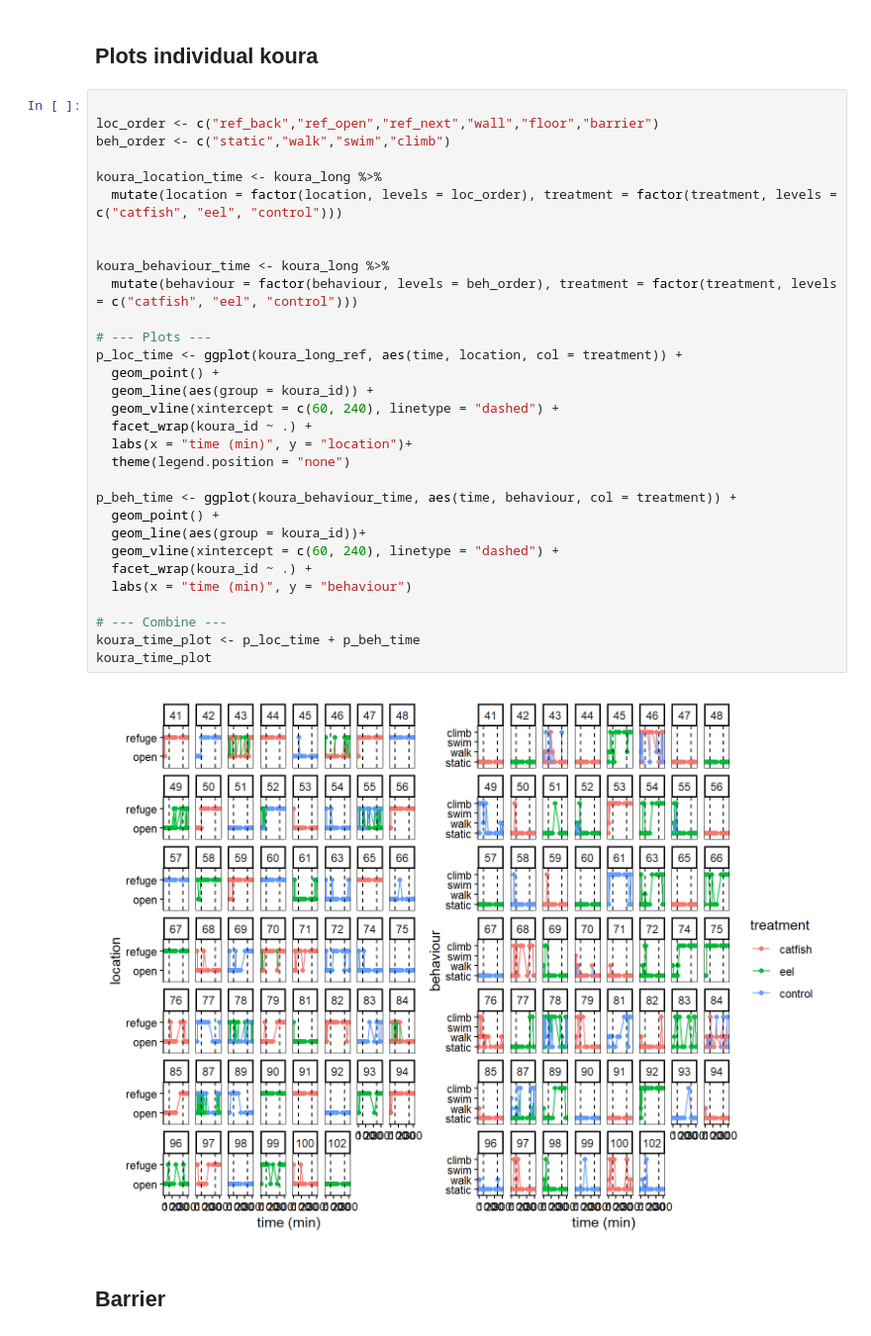
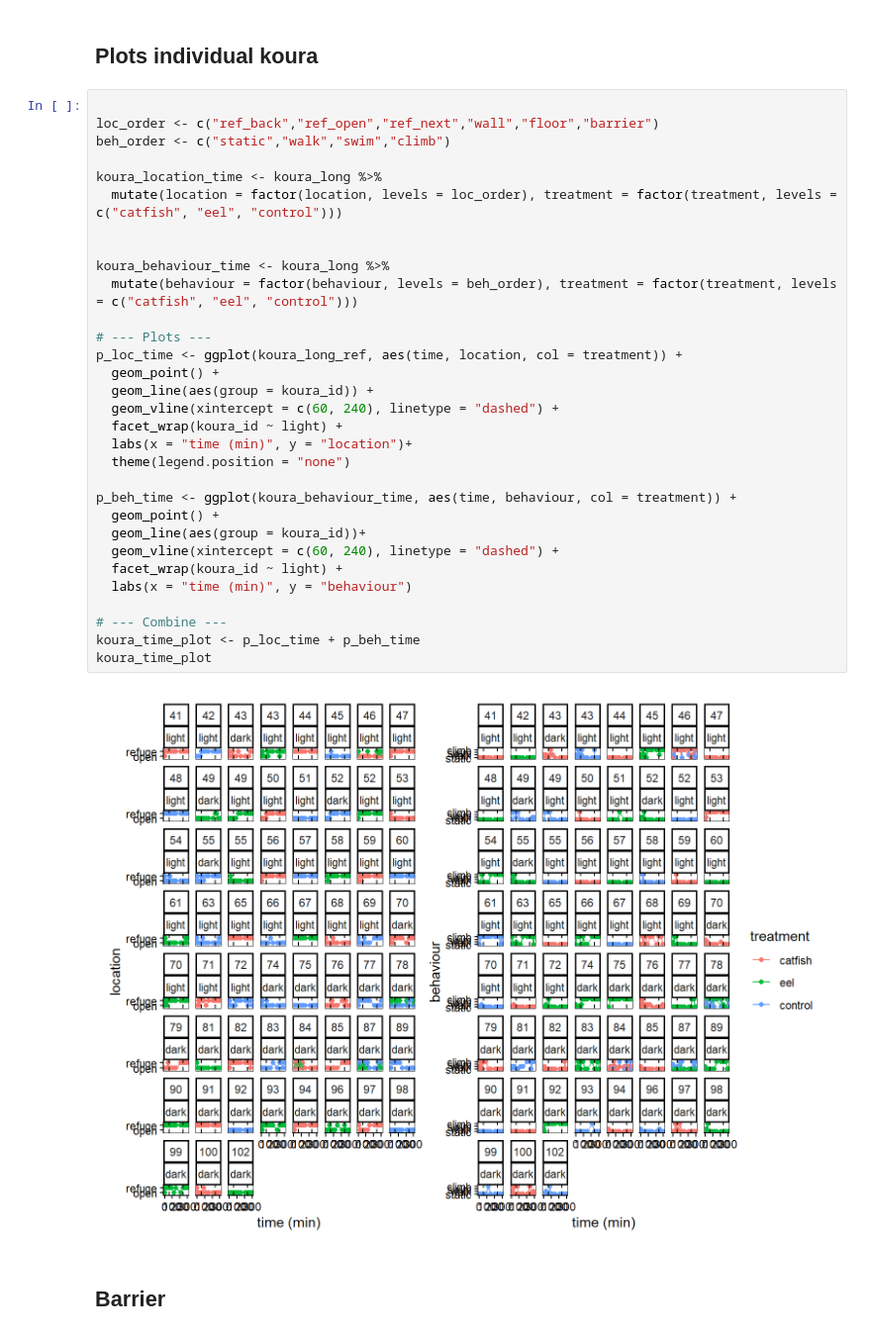
Before and after one commit to OlivierRaven/NCE_Koura_catfish, a Jupyter notebook: docs/analysis.out.ipynb, the cells around one changed output. Shown at 99% size. Cells and saved outputs as stored; diff of their text form.

```diff
--- a/docs/analysis.out.ipynb
+++ b/docs/analysis.out.ipynb
@@ -489,36 +480,36 @@ knitr::kable(summary_animals, digits = 2,
 # %%
 
 loc_order <- c("ref_back","ref_open","ref_next","wall","floor","barrier")
 beh_order <- c("static","walk","swim","climb")
 
 koura_location_time <- koura_long %>%
   mutate(location = factor(location, levels = loc_order), treatment = factor(treatment, levels = c("catfish", "eel", "control")))
 
 
 koura_behaviour_time <- koura_long %>%
   mutate(behaviour = factor(behaviour, levels = beh_order), treatment = factor(treatment, levels = c("catfish", "eel", "control")))
 
 # --- Plots ---
 p_loc_time <- ggplot(koura_long_ref, aes(time, location, col = treatment)) +
   geom_point() +
   geom_line(aes(group = koura_id)) +
   geom_vline(xintercept = c(60, 240), linetype = "dashed") +
-  facet_wrap(koura_id ~ .) +
+  facet_wrap(koura_id ~ light) +
   labs(x = "time (min)", y = "location")+
   theme(legend.position = "none")
 
 p_beh_time <- ggplot(koura_behaviour_time, aes(time, behaviour, col = treatment)) +
   geom_point() +
   geom_line(aes(group = koura_id))+
   geom_vline(xintercept = c(60, 240), linetype = "dashed") +
-  facet_wrap(koura_id ~ .) +
+  facet_wrap(koura_id ~ light) +
   labs(x = "time (min)", y = "behaviour")
 
 # --- Combine ---
 koura_time_plot <- p_loc_time + p_beh_time
 koura_time_plot
 # %% [output]
-[figure, old version]
+[figure, new version]
 # %% [markdown]
 ## Barrier
 # %%
```
Also changed, not shown: parts of 5 cells of this notebook, 47 other files.
